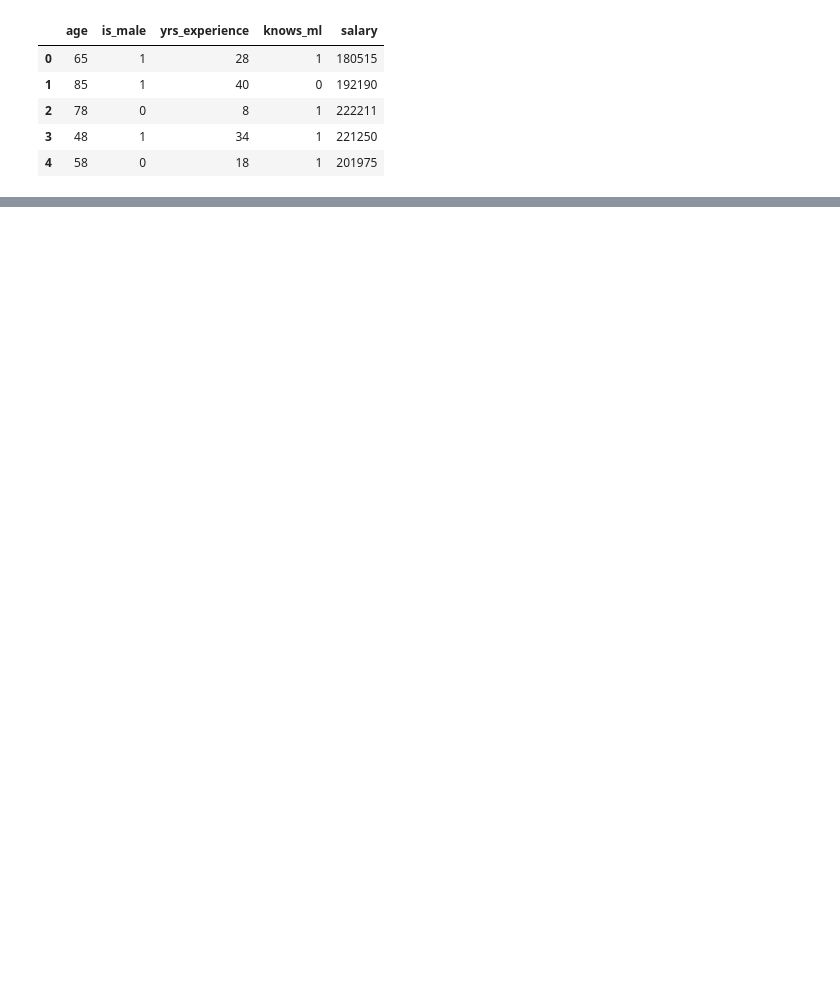
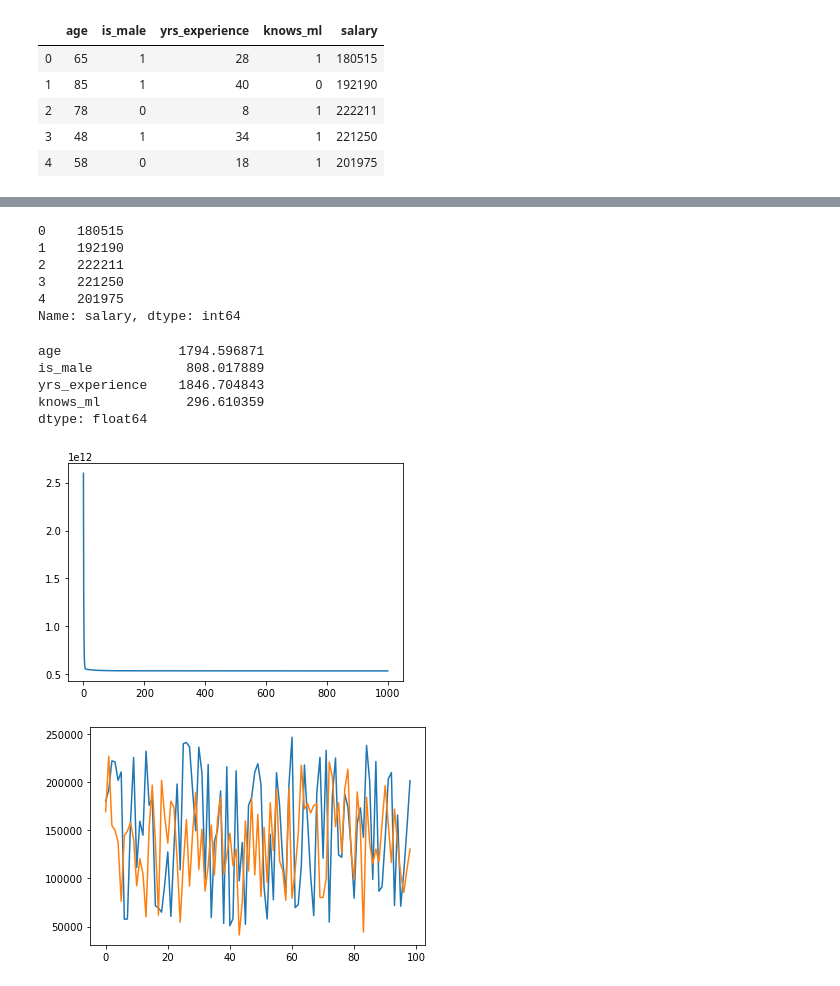
Before and after one commit to jbursey/ml_jupyter_sandbox, a Jupyter notebook: notebooks/lr_gradient_descent_sandbox.ipynb, the cells around one changed output, grey strips where cells are left out. Drawn from its saved outputs; the diff is of its cells as text; code cells hidden in the pictures; blank space fills up the shorter version.

```diff
--- a/notebooks/lr_gradient_descent_sandbox.ipynb
+++ b/notebooks/lr_gradient_descent_sandbox.ipynb
@@ -25,0 +20,4 @@ TypeError: cannot do slice indexing on <class 'pandas.core.indexes.base.Index'>
+# %%
+#data.columns.size
+X = data.iloc[:,0:data.columns.size - 1]
+Y = data.iloc[:,data.columns.size-1]
@@ -25,0 +33,9 @@ TypeError: cannot do slice indexing on <class 'pandas.core.indexes.base.Index'>
+# %%
+Y.head()
+# %% [output]
+0    180515
+1    192190
+2    222211
+3    221250
+4    201975
+Name: salary, dtype: int64
@@ -25,0 +86,10 @@ TypeError: cannot do slice indexing on <class 'pandas.core.indexes.base.Index'>
+# %%
+gd(X,Y, 1000)
+# %% [output]
+age               1794.596871
+is_male            808.017889
+yrs_experience    1846.704843
+knows_ml           296.610359
+dtype: float64
+[figure, added]
+[figure, added]
```
Also changed, not shown: parts of 4 cells of this notebook.
